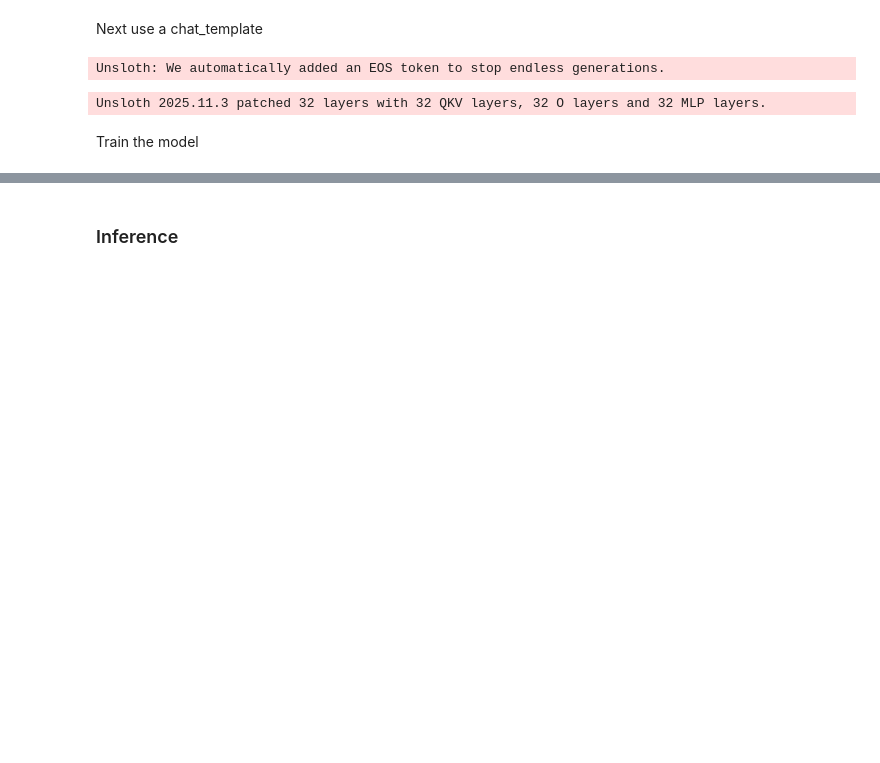
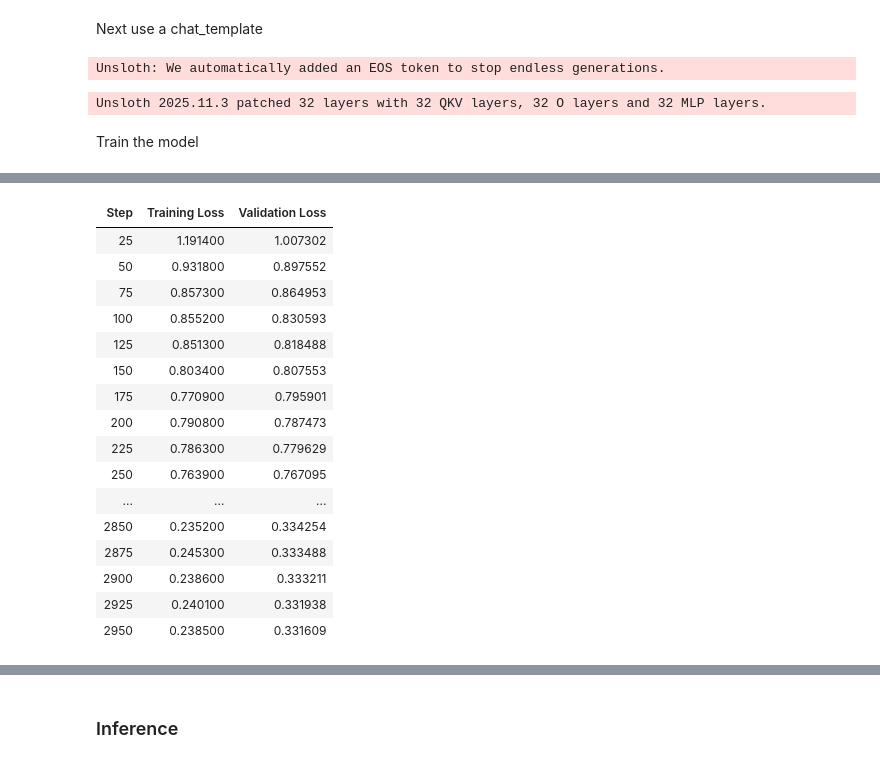
Before and after one commit to bcruijsberg/finetuningSocratic, a Jupyter notebook: fine-tuning-llama.ipynb, the cells around one changed output, grey strips where cells are left out. Drawn from its saved outputs; the diff is of its cells as text; code cells hidden in the pictures; blank space fills up the shorter version.

```diff
--- a/fine-tuning-llama.ipynb
+++ b/fine-tuning-llama.ipynb
@@ -21,10 +21,11 @@ some models:
 from unsloth import FastLanguageModel
 
 model_id = 'unsloth/Meta-Llama-3.1-8B-bnb-4bit'
+max_seq_length = 2048 # Can increase for longer reasoning traces
 
 model, tokenizer = FastLanguageModel.from_pretrained(
     model_name = model_id,
-    max_seq_length = 2048,
+    max_seq_length = max_seq_length,
     dtype = None,
     load_in_4bit = True,
 )
@@ -69,7 +71,11 @@ The template needs a PROMPT and OUTPUT field. Here we use Claim and the justific
 from unsloth import to_sharegpt
 dataset_simple = to_sharegpt(
     ds,
-    merged_prompt = "[[The claim is {claim}.\n]][[This is all the information know about the claim: {summary}.\n]]",
+    merged_prompt = \
+        "[[The claim is {claim}.]]"\
+        "[[This is all the information known about the claim: {summary}.]]"\
+        "[[These alerts point out omissions: {alerts}.]]"\
+        "[[Take into account previous questions asked: {history}.]]",
     output_column_name = "question",
 )
 dataset_simple[0]
@@ -92,12 +98,14 @@ dataset_standard[0]
 # %% [markdown]
 Next use a chat_template
 # %%
-chat_template = """Below describes some details about a facty-checked claim.
-Ask a critical socratic question that would help to critically analyse all that is known, up until now, about the claim.
+chat_template = """Below are details about a claim.
+Ask a critical Socratic question that would help analyze everything known so far about the claim.
+Differentiate your question from previous questions asked about the claim.
 >>> Claim and details:
 {INPUT}
->>> Critical socratic question:
+>>> Critical Socratic question:
 {OUTPUT}"""
+
 
 from unsloth import apply_chat_template
 dataset = apply_chat_template(
@@ -197,0 +148,66 @@ TrainOutput(global_step=60, training_loss=1.287584732969602, metrics={'train_run
+# %%
+from trl import SFTTrainer, SFTConfig
+from unsloth import unsloth_train, is_bfloat16_supported
+
+#pretokenize the dataset (faster training)
+def tokenize_fn(batch):
+    out = tokenizer(
+        batch["text"],
+        truncation=True,
+        max_length=max_seq_length,
+        padding=False,
+    )
+    out["labels"] = out["input_ids"]
+    return out
+tok_ds = dataset.map(tokenize_fn, batched=True, num_proc=None)
+
+# split the dataset in a train and test set
+new_dataset = tok_ds.train_test_split(test_size = 0.01)
+
+# train the model
+trainer = SFTTrainer(
+    model = model,
+    train_dataset = new_dataset["train"],
+    eval_dataset = new_dataset["test"],
+    tokenizer = tokenizer,
+    dataset_text_field = "text",
+    max_seq_length = max_seq_length,
+    dataset_num_proc = 1,
+    packing=False,
+    args= SFTConfig(
+        output_dir="outputs",
+        seed=3407,
+
+        # Effective batch size = 2 * 4 = 8
+        per_device_train_batch_size=2,
+        gradient_accumulation_steps=4,
+        warmup_steps = 5,
+
+        # Use epochs instead of max_steps
+        num_train_epochs=2,
+
+        # more precise tuning than default 2e-4
+        learning_rate=1e-4,
+        lr_scheduler_type="linear",
+
+        # bfloat16 is supported
+        bf16=True,
+
+        optim="adamw_8bit",
+        weight_decay=0.001,
+
+        logging_steps=10,
+        save_steps=200,
+        save_total_limit=2,
+
+        # evaluate every 50 steps
+        per_device_eval_batch_size = 2,
+        eval_accumulation_steps = 4,
+        eval_strategy = "steps",
+        eval_steps = 25,
+    ),
+)
+
+#trainer.train()
+unsloth_train(trainer)
+# %% [output]
@@ -197,0 +222,17 @@ TrainOutput(global_step=60, training_loss=1.287584732969602, metrics={'train_run
+| Step | Training Loss | Validation Loss |
+| 25 | 1.191400 | 1.007302 |
+| 50 | 0.931800 | 0.897552 |
+| 75 | 0.857300 | 0.864953 |
+| 100 | 0.855200 | 0.830593 |
+| 125 | 0.851300 | 0.818488 |
+| 150 | 0.803400 | 0.807553 |
+| 175 | 0.770900 | 0.795901 |
+| 200 | 0.790800 | 0.787473 |
+| 225 | 0.786300 | 0.779629 |
+| 250 | 0.763900 | 0.767095 |
+| ... | ... | ... |
+| 2850 | 0.235200 | 0.334254 |
+| 2875 | 0.245300 | 0.333488 |
+| 2900 | 0.238600 | 0.333211 |
+| 2925 | 0.240100 | 0.331938 |
+| 2950 | 0.238500 | 0.331609 |
```
Also changed, not shown: parts of 12 cells of this notebook, 6 other files.
